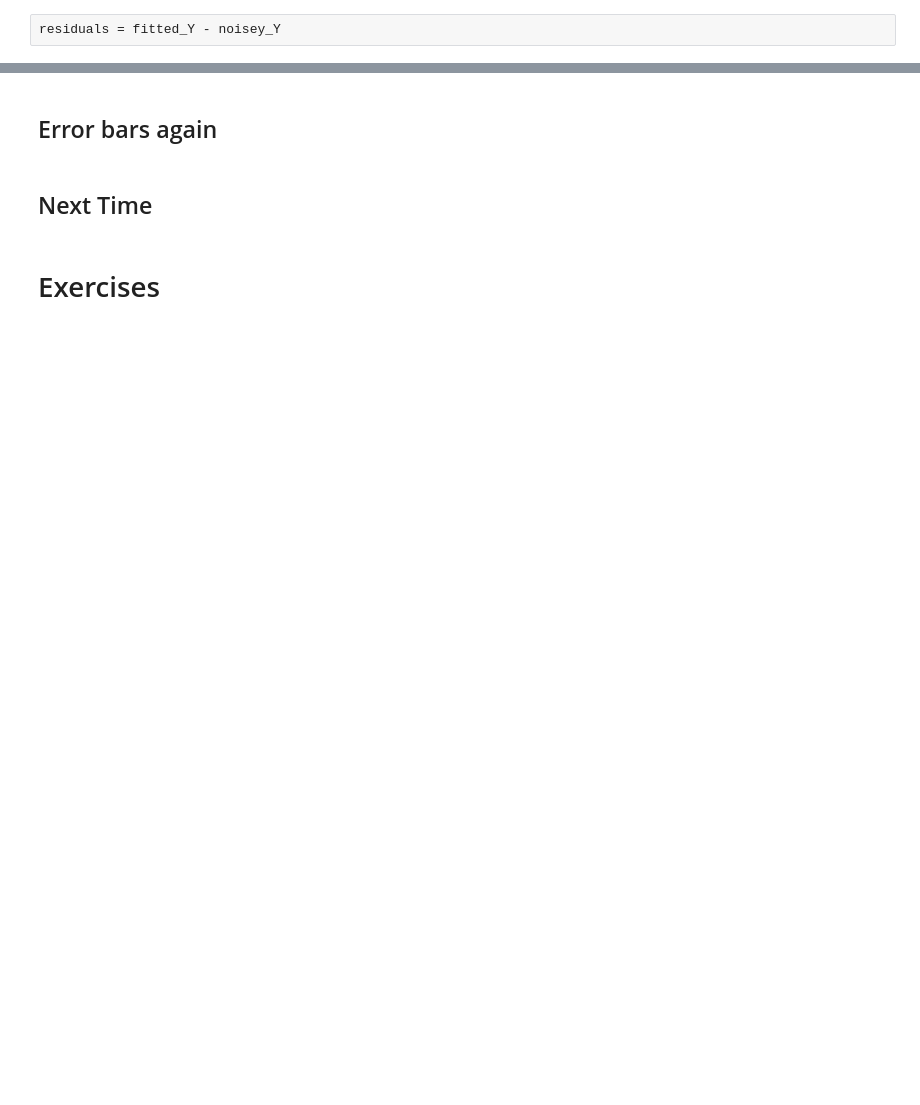
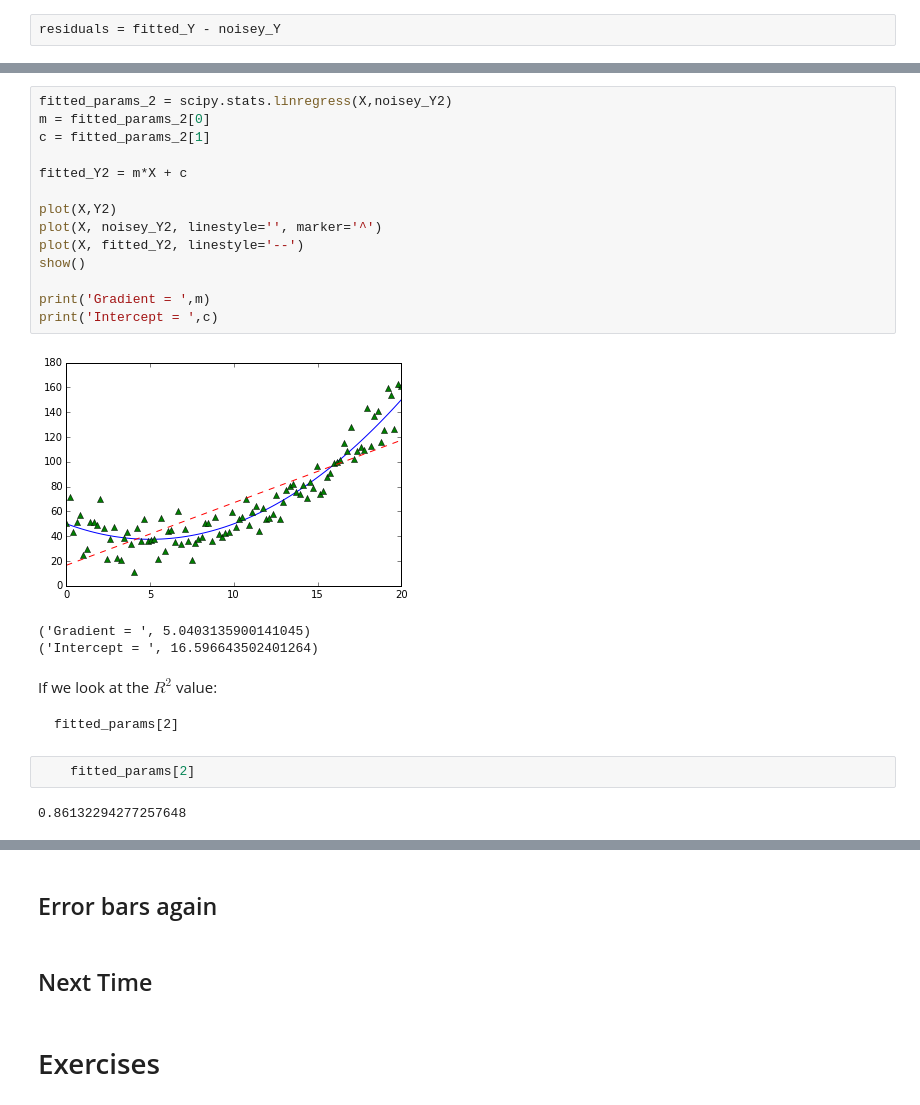
Before and after one commit to Clyde-fare/Imperial_Chem_Python, a Jupyter notebook: C_Y1/workshop2/Workshop 2.ipynb, the cells around one changed output, grey strips where cells are left out. Drawn from its saved outputs; the diff is of its cells as text; blank space fills up the shorter version.

```diff
--- a/C_Y1/workshop2/Workshop 2.ipynb
+++ b/C_Y1/workshop2/Workshop 2.ipynb
@@ -811,0 +865,26 @@ show()
+# %%
+fitted_params_2 = scipy.stats.linregress(X,noisey_Y2)
+m = fitted_params_2[0]
+c = fitted_params_2[1]
+
+fitted_Y2 = m*X + c
+
+plot(X,Y2)
+plot(X, noisey_Y2, linestyle='', marker='^')
+plot(X, fitted_Y2, linestyle='--')
+show()
+
+print('Gradient = ',m)
+print('Intercept = ',c)
+# %% [output]
+[figure, added]
+('Gradient = ', 5.0403135900141045)
+('Intercept = ', 16.596643502401264)
+# %% [markdown]
+If we look at the $R^2$ value:
+
+    fitted_params[2]
+# %%
+    fitted_params[2]
+# %% [output]
+0.86132294277257648
```
Also changed, not shown: parts of 51 cells of this notebook.
